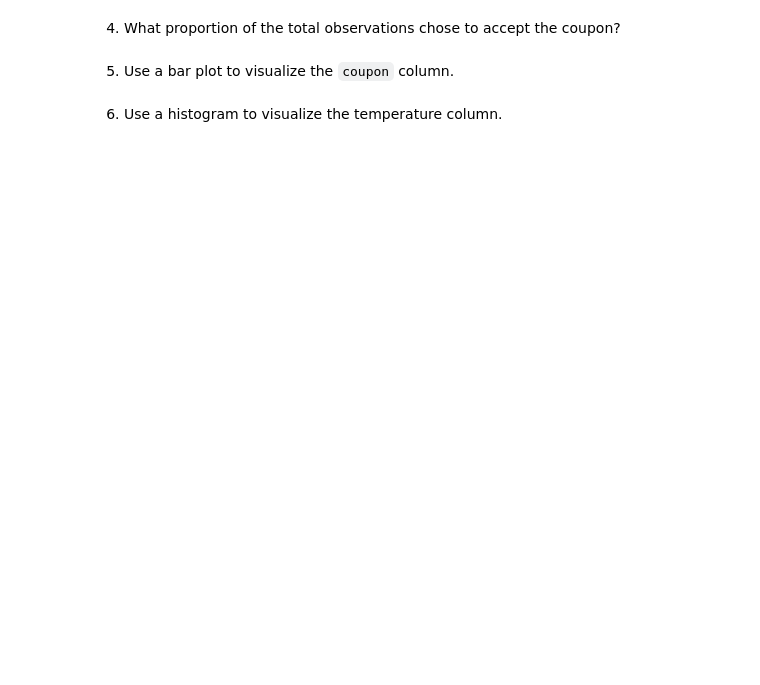
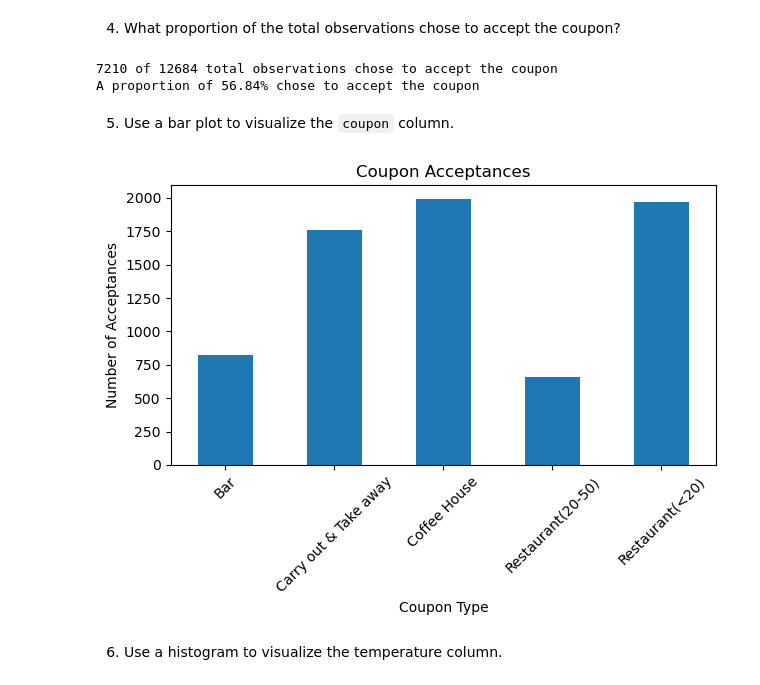
Before and after one commit to peanutenthusiast/legendary-falafel, a Jupyter notebook: prompt.ipynb, the cells around one changed output. Cells and saved outputs as stored; diff of their text form; code cells hidden in the pictures; blank space fills up the shorter version.

Commit message:
Add answers to bar related prompts, add bar charts for related acceptance rate comparisons

```diff
--- a/prompt.ipynb
+++ b/prompt.ipynb
@@ -119,6 +157,30 @@ for column in coupon_report[coupon_report['Null_Count'] > 0].index.tolist():
 # %% [markdown]
 4. What proportion of the total observations chose to accept the coupon?
+# %%
+def get_total_acceptances(df):
+  return df[df['Y'] == 1][['Y']].sum()
+
+total_acceptances = get_total_acceptances(data)
+total_acceptances.iloc[0]
+print(f"{total_acceptances.iloc[0]} of {len(data)} total observations chose to accept the coupon")
+coupon_proportion = total_acceptances.iloc[0] / len(data) * 100
+print(f"A proportion of {coupon_proportion:.2f}% chose to accept the coupon")
+# %% [output]
+7210 of 12684 total observations chose to accept the coupon
+A proportion of 56.84% chose to accept the coupon
 # %% [markdown]
 5. Use a bar plot to visualize the `coupon` column.
+# %%
+data.groupby('coupon')['Y'].sum().plot(kind='bar')
+plt.title('Coupon Acceptances')
+plt.ylabel('Number of Acceptances')
+plt.xlabel('Coupon Type')
+plt.xticks(rotation=45)
+plt.tight_layout()
+
+plt.savefig('./images/coupon_acceptances.png')
+plt.show()
+# %% [output]
+[figure, added]
 # %% [markdown]
 6. Use a histogram to visualize the temperature column.
```
Also changed, not shown: parts of 11 cells of this notebook, 4 other files.
